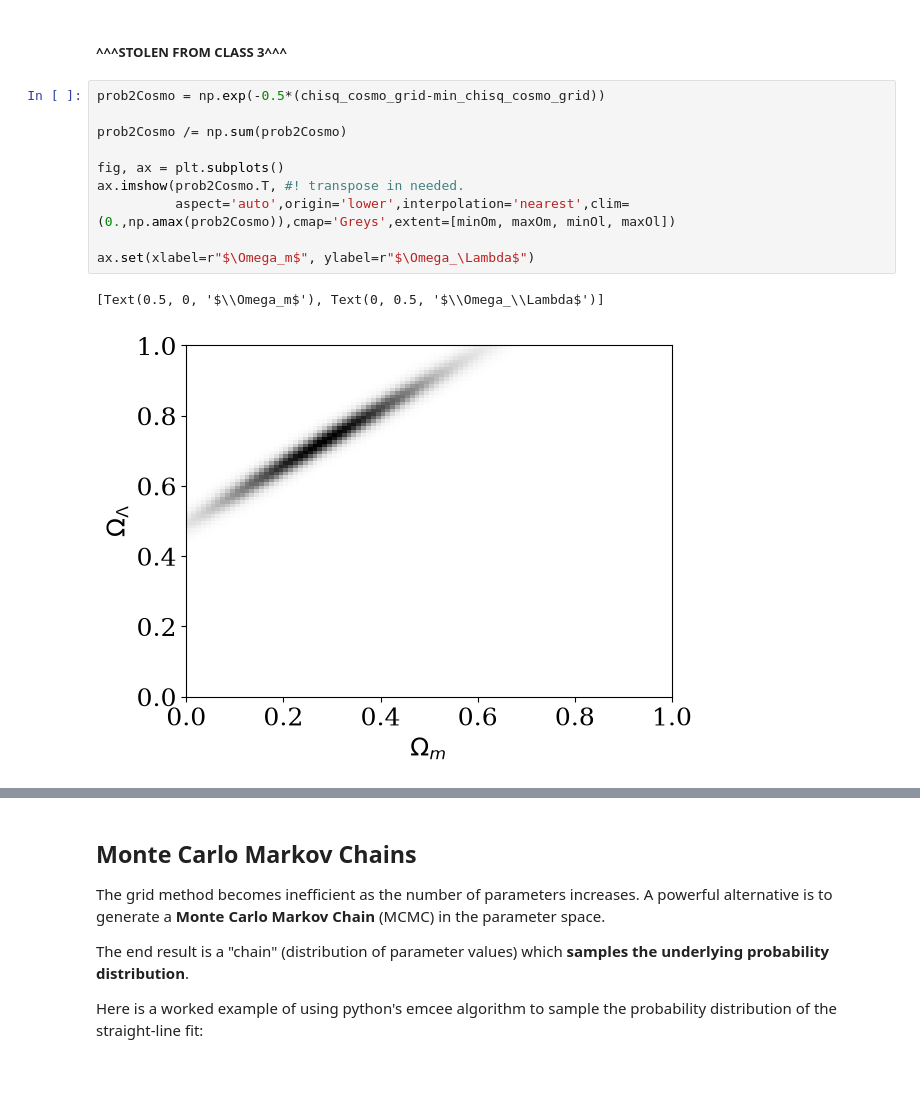
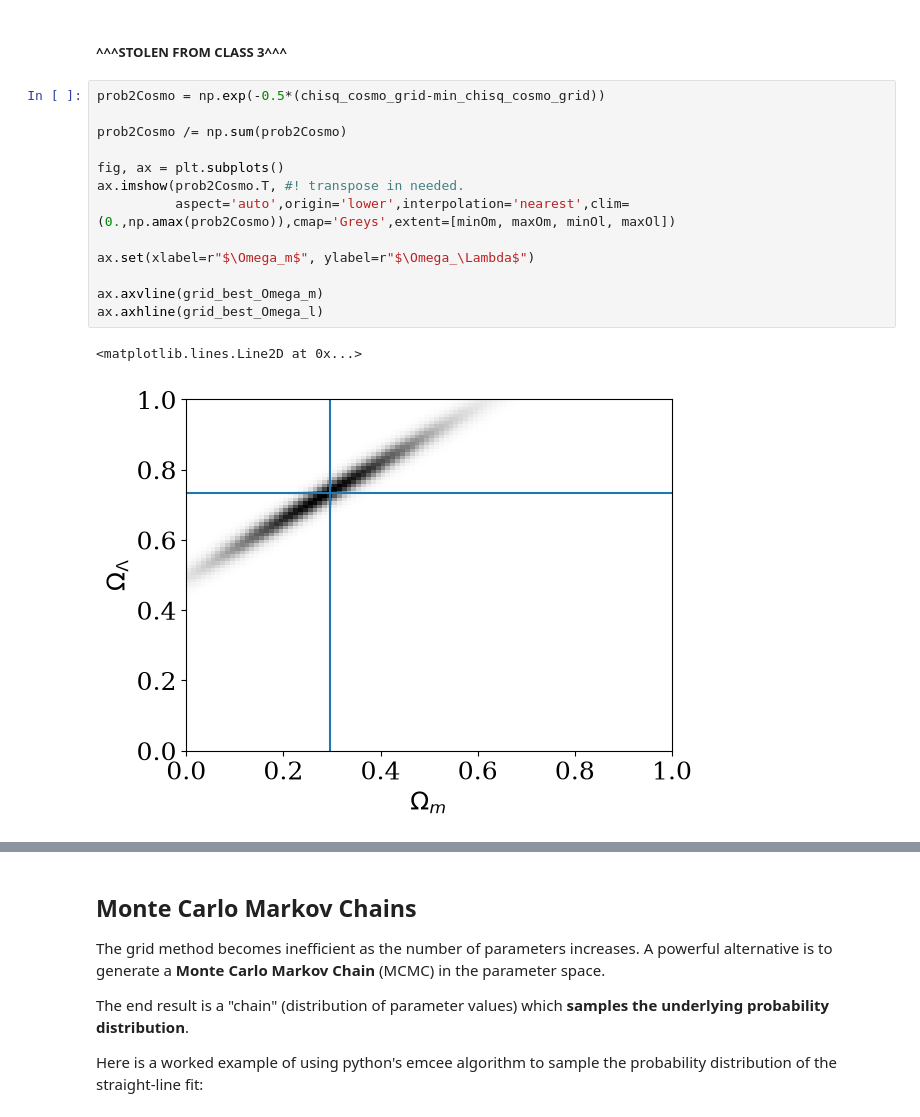
Before and after one commit to bray217/CAS_Stats_course_Sep_25, a Jupyter notebook: TO_CHANGE_Jupyter_notebooks/Notebook_Class6_BayesianMethods.ipynb, the cells around one changed output, grey strips where cells are left out. Saved outputs shown, nothing was run; the diff lists cells and outputs as text; blank space fills up the shorter version.

```diff
--- a/TO_CHANGE_Jupyter_notebooks/Notebook_Class6_BayesianMethods.ipynb
+++ b/TO_CHANGE_Jupyter_notebooks/Notebook_Class6_BayesianMethods.ipynb
@@ -336,16 +336,19 @@ with a chi^2 = 562.23602 and 578 dof, for a reduced chi^2 of 0.973
 # %%
 prob2Cosmo = np.exp(-0.5*(chisq_cosmo_grid-min_chisq_cosmo_grid))
 
 prob2Cosmo /= np.sum(prob2Cosmo)
 
 fig, ax = plt.subplots()
 ax.imshow(prob2Cosmo.T, #! transpose in needed.
           aspect='auto',origin='lower',interpolation='nearest',clim=(0.,np.amax(prob2Cosmo)),cmap='Greys',extent=[minOm, maxOm, minOl, maxOl])
 
 ax.set(xlabel=r"$\Omega_m$", ylabel=r"$\Omega_\Lambda$")
+
+ax.axvline(grid_best_Omega_m)
+ax.axhline(grid_best_Omega_l)
 # %% [output]
-[Text(0.5, 0, '$\\Omega_m$'), Text(0, 0.5, '$\\Omega_\\Lambda$')]
+<matplotlib.lines.Line2D at 0x...>
-[figure, old version]
+[figure, new version]
 # %%
 probOm = np.sum(prob2Cosmo, axis=1)
 probOm /= dOm
```
Also changed, not shown: parts of 2 cells of this notebook, 1 other file.
